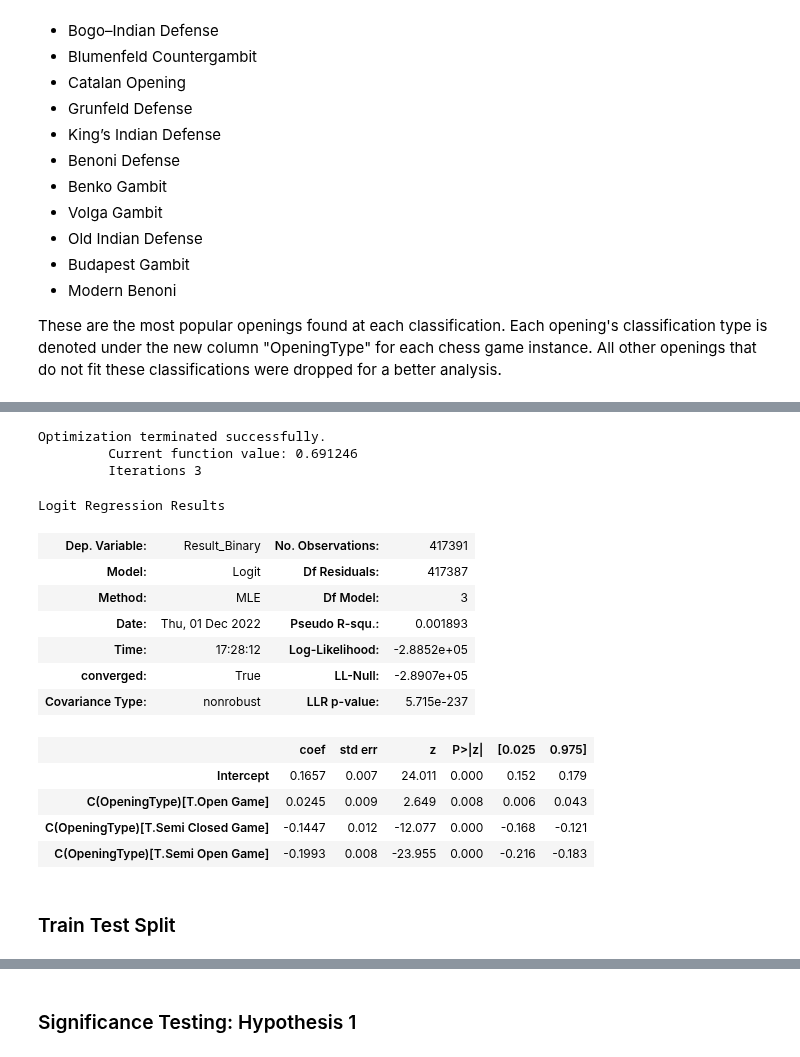
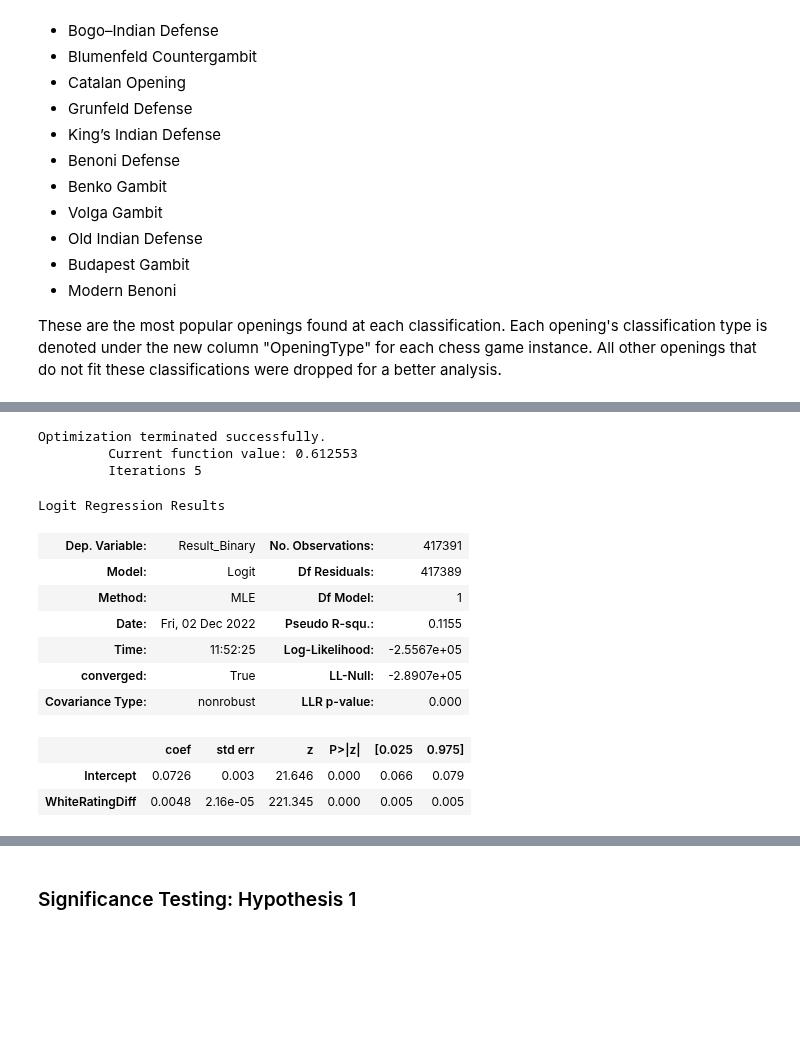
Before and after one commit to jeanie-liu/chess_win_predictor, a Jupyter notebook: phase4.ipynb, the cells around one changed output, grey strips where cells are left out. Drawn from its saved outputs; the diff is of its cells as text; code cells hidden in the pictures; blank space fills up the shorter version.

```diff
--- a/phase4.ipynb
+++ b/phase4.ipynb
@@ -493,22 +486,18 @@ Logit Regression Results
-# %%
-ratingdiff_logistic_model = smf.logit('Result_Binary ~ C(OpeningType)', data = chess_games_cleaned)
-ratingdiff_logistic_model.fit().summary()
-# %% [output]
-Optimization terminated successfully.
-         Current function value: 0.691246
-         Iterations 3
-Logit Regression Results
-| Dep. Variable: | Result_Binary | No. Observations: | 417391 |
-| Model: | Logit | Df Residuals: | 417387 |
-| Method: | MLE | Df Model: | 3 |
-| Date: | Thu, 01 Dec 2022 | Pseudo R-squ.: | 0.001893 |
-| Time: | 17:28:12 | Log-Likelihood: | -2.8852e+05 |
-| converged: | True | LL-Null: | -2.8907e+05 |
-| Covariance Type: | nonrobust | LLR p-value: | 5.715e-237 |
-|  | coef | std err | z | P>|z| | [0.025 | 0.975] |
-| Intercept | 0.1657 | 0.007 | 24.011 | 0.000 | 0.152 | 0.179 |
-| C(OpeningType)[T.Open Game] | 0.0245 | 0.009 | 2.649 | 0.008 | 0.006 | 0.043 |
-| C(OpeningType)[T.Semi Closed Game] | -0.1447 | 0.012 | -12.077 | 0.000 | -0.168 | -0.121 |
-| C(OpeningType)[T.Semi Open Game] | -0.1993 | 0.008 | -23.955 | 0.000 | -0.216 | -0.183 |
-# %% [markdown]
-### Train Test Split
+# %%
+ratingdiff_logistic_model = smf.logit('Result_Binary ~ WhiteRatingDiff', data = chess_games_cleaned).fit()
+display(ratingdiff_logistic_model.summary())
+# %% [output]
+Optimization terminated successfully.
+         Current function value: 0.612553
+         Iterations 5
+Logit Regression Results
+| Dep. Variable: | Result_Binary | No. Observations: | 417391 |
+| Model: | Logit | Df Residuals: | 417389 |
+| Method: | MLE | Df Model: | 1 |
+| Date: | Fri, 02 Dec 2022 | Pseudo R-squ.: | 0.1155 |
+| Time: | 11:52:25 | Log-Likelihood: | -2.5567e+05 |
+| converged: | True | LL-Null: | -2.8907e+05 |
+| Covariance Type: | nonrobust | LLR p-value: | 0.000 |
+|  | coef | std err | z | P>|z| | [0.025 | 0.975] |
+| Intercept | 0.0726 | 0.003 | 21.646 | 0.000 | 0.066 | 0.079 |
+| WhiteRatingDiff | 0.0048 | 2.16e-05 | 221.345 | 0.000 | 0.005 | 0.005 |
```
Also changed, not shown: parts of 26 cells of this notebook.
